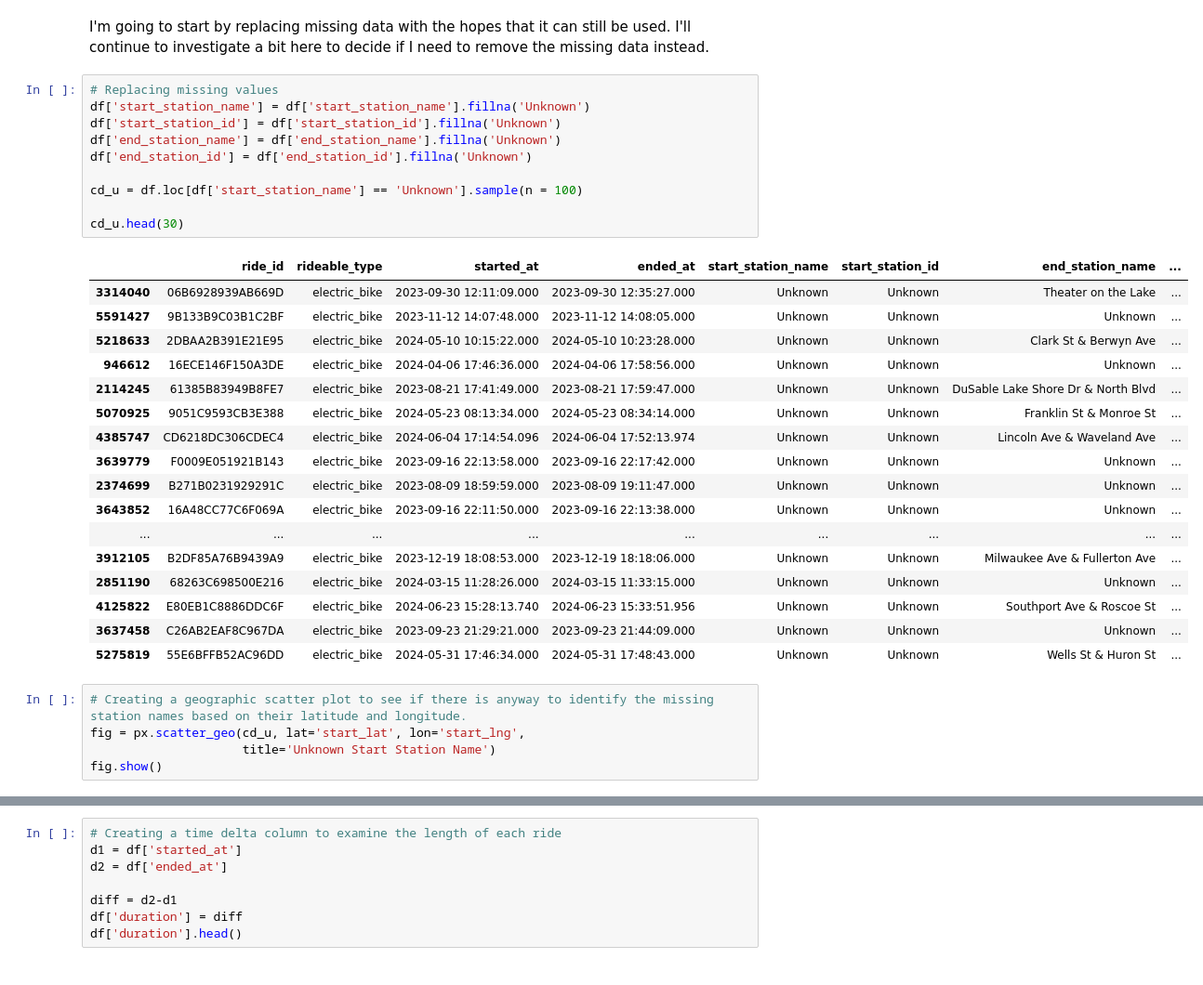
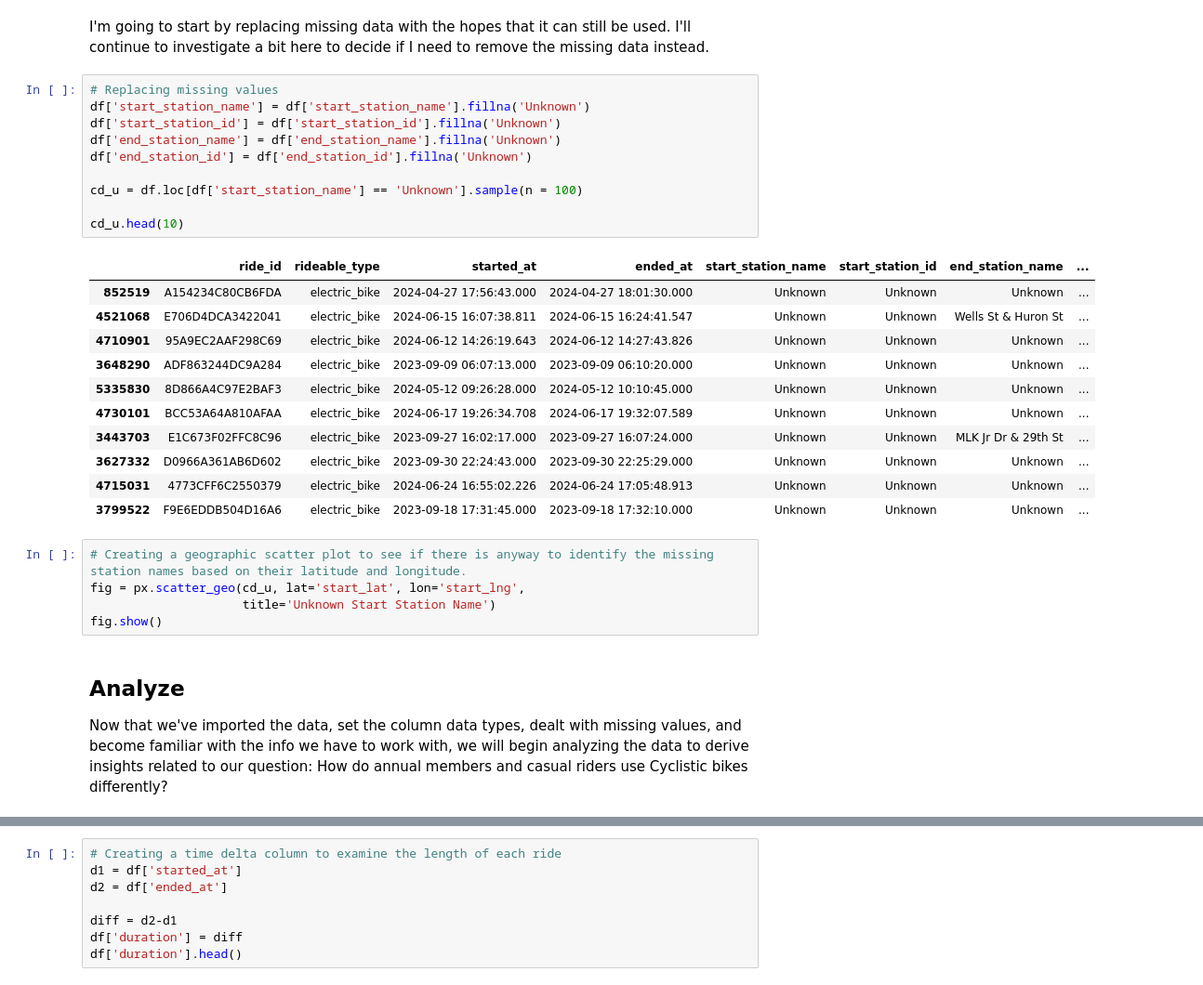
Before and after one commit to seantjhatch/google-data-analytics, a Jupyter notebook: capstone-project/capstone.ipynb, the cells around one changed output, grey strips where cells are left out. Shown at 93% size. Drawn from its saved outputs; the diff is of its cells as text.

```diff
--- a/capstone-project/capstone.ipynb
+++ b/capstone-project/capstone.ipynb
@@ -209,35 +235,32 @@ I'm going to start by replacing missing data with the hopes that it can still be
 # %%
 # Replacing missing values
 df['start_station_name'] = df['start_station_name'].fillna('Unknown')
 df['start_station_id'] = df['start_station_id'].fillna('Unknown')
 df['end_station_name'] = df['end_station_name'].fillna('Unknown')
 df['end_station_id'] = df['end_station_id'].fillna('Unknown')
 
 cd_u = df.loc[df['start_station_name'] == 'Unknown'].sample(n = 100)
 
-cd_u.head(30)
+cd_u.head(10)
 # %% [output]
 |  | ride_id | rideable_type | started_at | ended_at | start_station_name | start_station_id | end_station_name | ... |
-| 3314040 | 06B6928939AB669D | electric_bike | 2023-09-30 12:11:09.000 | 2023-09-30 12:35:27.000 | Unknown | Unknown | Theater on the Lake | ... |
-| 5591427 | 9B133B9C03B1C2BF | electric_bike | 2023-11-12 14:07:48.000 | 2023-11-12 14:08:05.000 | Unknown | Unknown | Unknown | ... |
-| 5218633 | 2DBAA2B391E21E95 | electric_bike | 2024-05-10 10:15:22.000 | 2024-05-10 10:23:28.000 | Unknown | Unknown | Clark St & Berwyn Ave | ... |
-| 946612 | 16ECE146F150A3DE | electric_bike | 2024-04-06 17:46:36.000 | 2024-04-06 17:58:56.000 | Unknown | Unknown | Unknown | ... |
-| 2114245 | 61385B83949B8FE7 | electric_bike | 2023-08-21 17:41:49.000 | 2023-08-21 17:59:47.000 | Unknown | Unknown | DuSable Lake Shore Dr & North Blvd | ... |
-| 5070925 | 9051C9593CB3E388 | electric_bike | 2024-05-23 08:13:34.000 | 2024-05-23 08:34:14.000 | Unknown | Unknown | Franklin St & Monroe St | ... |
-| 4385747 | CD6218DC306CDEC4 | electric_bike | 2024-06-04 17:14:54.096 | 2024-06-04 17:52:13.974 | Unknown | Unknown | Lincoln Ave & Waveland Ave | ... |
-| 3639779 | F0009E051921B143 | electric_bike | 2023-09-16 22:13:58.000 | 2023-09-16 22:17:42.000 | Unknown | Unknown | Unknown | ... |
-| 2374699 | B271B0231929291C | electric_bike | 2023-08-09 18:59:59.000 | 2023-08-09 19:11:47.000 | Unknown | Unknown | Unknown | ... |
-| 3643852 | 16A48CC77C6F069A | electric_bike | 2023-09-16 22:11:50.000 | 2023-09-16 22:13:38.000 | Unknown | Unknown | Unknown | ... |
-| ... | ... | ... | ... | ... | ... | ... | ... | ... |
-| 3912105 | B2DF85A76B9439A9 | electric_bike | 2023-12-19 18:08:53.000 | 2023-12-19 18:18:06.000 | Unknown | Unknown | Milwaukee Ave & Fullerton Ave | ... |
-| 2851190 | 68263C698500E216 | electric_bike | 2024-03-15 11:28:26.000 | 2024-03-15 11:33:15.000 | Unknown | Unknown | Unknown | ... |
-| 4125822 | E80EB1C8886DDC6F | electric_bike | 2024-06-23 15:28:13.740 | 2024-06-23 15:33:51.956 | Unknown | Unknown | Southport Ave & Roscoe St | ... |
-| 3637458 | C26AB2EAF8C967DA | electric_bike | 2023-09-23 21:29:21.000 | 2023-09-23 21:44:09.000 | Unknown | Unknown | Unknown | ... |
-| 5275819 | 55E6BFFB52AC96DD | electric_bike | 2024-05-31 17:46:34.000 | 2024-05-31 17:48:43.000 | Unknown | Unknown | Wells St & Huron St | ... |
+| 852519 | A154234C80CB6FDA | electric_bike | 2024-04-27 17:56:43.000 | 2024-04-27 18:01:30.000 | Unknown | Unknown | Unknown | ... |
+| 4521068 | E706D4DCA3422041 | electric_bike | 2024-06-15 16:07:38.811 | 2024-06-15 16:24:41.547 | Unknown | Unknown | Wells St & Huron St | ... |
+| 4710901 | 95A9EC2AAF298C69 | electric_bike | 2024-06-12 14:26:19.643 | 2024-06-12 14:27:43.826 | Unknown | Unknown | Unknown | ... |
+| 3648290 | ADF863244DC9A284 | electric_bike | 2023-09-09 06:07:13.000 | 2023-09-09 06:10:20.000 | Unknown | Unknown | Unknown | ... |
+| 5335830 | 8D866A4C97E2BAF3 | electric_bike | 2024-05-12 09:26:28.000 | 2024-05-12 10:10:45.000 | Unknown | Unknown | Unknown | ... |
+| 4730101 | BCC53A64A810AFAA | electric_bike | 2024-06-17 19:26:34.708 | 2024-06-17 19:32:07.589 | Unknown | Unknown | Unknown | ... |
+| 3443703 | E1C673F02FFC8C96 | electric_bike | 2023-09-27 16:02:17.000 | 2023-09-27 16:07:24.000 | Unknown | Unknown | MLK Jr Dr & 29th St | ... |
+| 3627332 | D0966A361AB6D602 | electric_bike | 2023-09-30 22:24:43.000 | 2023-09-30 22:25:29.000 | Unknown | Unknown | Unknown | ... |
+| 4715031 | 4773CFF6C2550379 | electric_bike | 2024-06-24 16:55:02.226 | 2024-06-24 17:05:48.913 | Unknown | Unknown | Unknown | ... |
+| 3799522 | F9E6EDDB504D16A6 | electric_bike | 2023-09-18 17:31:45.000 | 2023-09-18 17:32:10.000 | Unknown | Unknown | Unknown | ... |
 # %%
 # Creating a geographic scatter plot to see if there is anyway to identify the missing station names based on their latitude and longitude.
 fig = px.scatter_geo(cd_u, lat='start_lat', lon='start_lng',
                      title='Unknown Start Station Name')
 fig.show()
+# %% [markdown]
+## Analyze<a name="analyze"></a>
+Now that we've imported the data, set the column data types, dealt with missing values, and become familiar with the info we have to work with, we will begin analyzing the data to derive insights related to our question: How do annual members and casual riders use Cyclistic bikes differently?
 # %%
 # Exploring start stations
```
Also changed, not shown: parts of 36 cells of this notebook.
